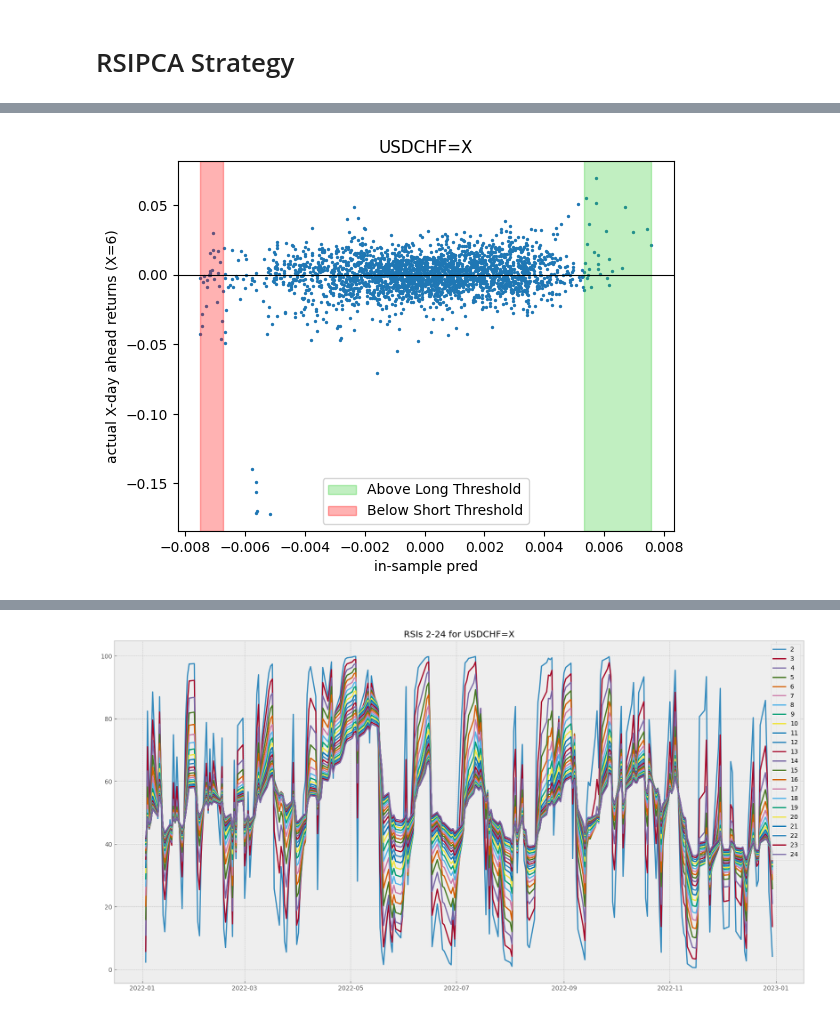
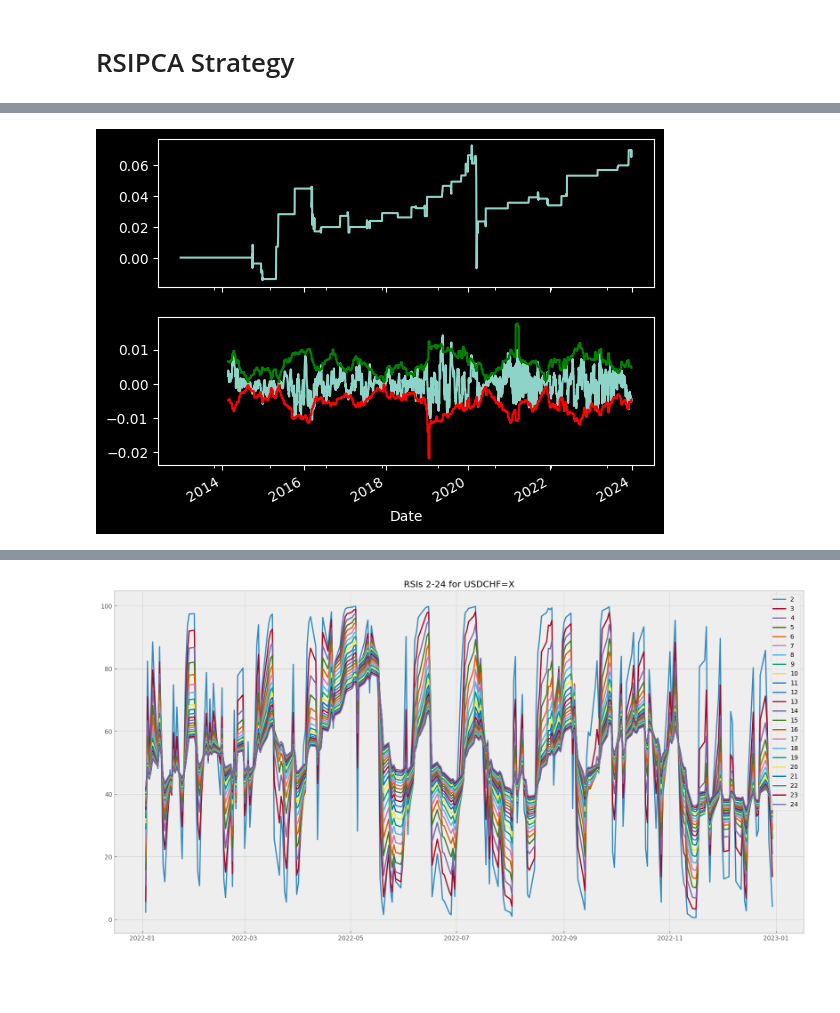
Before and after one commit to andreignatius/quant-trading, a Jupyter notebook: TA_models.ipynb, the cells around one changed output, grey strips where cells are left out. Drawn from its saved outputs; the diff is of its cells as text; code cells hidden in the pictures; blank space fills up the shorter version.

```diff
--- a/TA_models.ipynb
+++ b/TA_models.ipynb
@@ -18,7 +18,7 @@ currency_pairs = ["AUDUSD=X", "NZDUSD=X", "USDBRL=X", "USDCAD=X", "USDNOK=X", "U
 
 # Start & End Date
 start_date = '2013-01-01'
-end_date = '2023-01-01'
+end_date = '2024-01-01'
 
 # Function to fetch exchange rate
 def get_exchange_rate(currency_pairs ,start, end):
@@ -861,59 +865,59 @@ all_outputs = {}
 for k, v in pair_dict.items():
     data = v.copy()
     ######################## Walkforward ###########################
-    # lookahead = 6
-    # output = pca_rsi_model(data, list(range(2, 25)), round(len(data)-1), 1, n_components=3, lookahead=lookahead)
-    # output['t'] = np.log(data['Close']).diff(lookahead).shift(-lookahead)
+    lookahead = 7
+    output = pca_rsi_model(data, list(range(2, 25)), 252, 7, n_components=3, lookahead=lookahead)
+    output['t'] = np.log(data['Close']).diff(lookahead).shift(-lookahead)
 
-    # print("Mean Target Above Long Threshold", output[output['pred'] > output['long_thresh']]['t'].mean())
-    # print("Mean Target Below Short Threshold", output[output['pred'] < output['short_thresh']]['t'].mean())
+    print("Mean Target Above Long Threshold", output[output['pred'] > output['long_thresh']]['t'].mean())
+    print("Mean Target Below Short Threshold", output[output['pred'] < output['short_thresh']]['t'].mean())
 
-    # next_r = np.log(data['Close']).diff().shift(-1)
-    # data['strat_ret'] = next_r * output['signal']
+    next_r = np.log(data['Close']).diff().shift(-1)
+    data['strat_ret'] = next_r * output['signal']
 
-    # # Profit fac
-    # pf = data[data['strat_ret'] > 0]['strat_ret'].sum() / data[data['strat_ret'] < 0]['strat_ret'].abs().sum()
-    # print("Profit Factor",pf)
+    # Profit fac
+    pf = data[data['strat_ret'] > 0]['strat_ret'].sum() / data[data['strat_ret'] < 0]['strat_ret'].abs().sum()
+    print("Profit Factor",pf)
 
-    # plt.style.use("dark_background")
+    plt.style.use("dark_background")
 
-    # data['r'] = next_r
+    data['r'] = next_r
 
-    # # data = data[data.index > '2020-01-01']
-    # # output = output[output.index > '2020-01-01']
+    # data = data[data.index > '2020-01-01']
+    # output = output[output.index > '2020-01-01']
 
-    # fig, axs = plt.subplots(2, 1, sharex=True)
-    # data['strat_ret'].cumsum().plot(label='RSI-PSA 3-6 Model', ax=axs[0])
-    # print(k)
-    # output['pred'].plot(ax=axs[1])
-    # output['long_thresh'].plot(ax=axs[1], color='green')
-    # output['short_thresh'].plot(ax=axs[1], color='red')
-    # all_outputs[k] = output
+    fig, axs = plt.subplots(2, 1, sharex=True)
+    data['strat_ret'].cumsum().plot(label='RSI-PSA 3-6 Model', ax=axs[0])
+    print(k)
+    output['pred'].plot(ax=axs[1])
+    output['long_thresh'].plot(ax=axs[1], color='green')
+    output['short_thresh'].plot(ax=axs[1], color='red')
+    all_outputs[k] = output
 
     ######################## In-sample ###########################
-    if k == 'USDCHF=X':
-        rsi_periods = list(range(2, 25))
-        rsis = pd.DataFrame()
-        for p in rsi_periods:
-            rsis[p] = ta.rsi(data['Close'], p)
+    # if k == 'USDCHF=X':
+    #     rsi_periods = list(range(2, 25))
+    #     rsis = pd.DataFrame()
+    #     for p in rsi_periods:
+    #         rsis[p] = ta.rsi(data['Close'], p)
 
-        target = np.log(data['Close']).diff(6).shift(-6)
+    #     target = np.log(data['Close']).diff(6).shift(-6)
 
-        # Drop nans
-        rsis['tar'] = target
-        rsis = rsis.dropna()
-        target = rsis['tar']
-        rsis = rsis.drop('tar',axis=1)
-        coefs,_, means, l_thresh, s_thresh, model_data =  pca_linear_model(rsis, target, 3)
+    #     # Drop nans
+    #     rsis['tar'] = target
+    #     rsis = rsis.dropna()
+    #     target = rsis['tar']
+    #     rsis = rsis.drop('tar',axis=1)
+    #     coefs,_, means, l_thresh, s_thresh, model_data =  pca_linear_model(rsis, target, 3)
 
-        plt.style.use('default')
-        model_data.plot.scatter('pred', 'target',s = 2)
-        plt.axhline(0.0, color='black', linewidth = 0.8)
-        plt.axvspan(l_thresh, max(model_data['pred']), color='limegreen', alpha=0.3, label='Above Long Threshold')
-        plt.axvspan(min(model_data['pred']),s_thresh, color='red', alpha=0.3, label='Below Short Threshold')
-        plt.ylabel('actual X-day ahead returns (X=6)')
-        plt.xlabel('in-sample pred')
-        plt.title(k)
-        plt.legend()
-        plt.show()
+    #     plt.style.use('default')
+    #     model_data.plot.scatter('pred', 'target',s = 2)
+    #     plt.axhline(0.0, color='black', linewidth = 0.8)
+    #     plt.axvspan(l_thresh, max(model_data['pred']), color='limegreen', alpha=0.3, label='Above Long Threshold')
+    #     plt.axvspan(min(model_data['pred']),s_thresh, color='red', alpha=0.3, label='Below Short Threshold')
+    #     plt.ylabel('actual X-day ahead returns (X=6)')
+    #     plt.xlabel('in-sample pred')
+    #     plt.title(k)
+    #     plt.legend()
+    #     plt.show()
 # %% [output]
@@ -920 +941 @@ for k, v in pair_dict.items():
-[figure, old version]
+[figure, new version]
```
Also changed, not shown: parts of 9 cells of this notebook.
